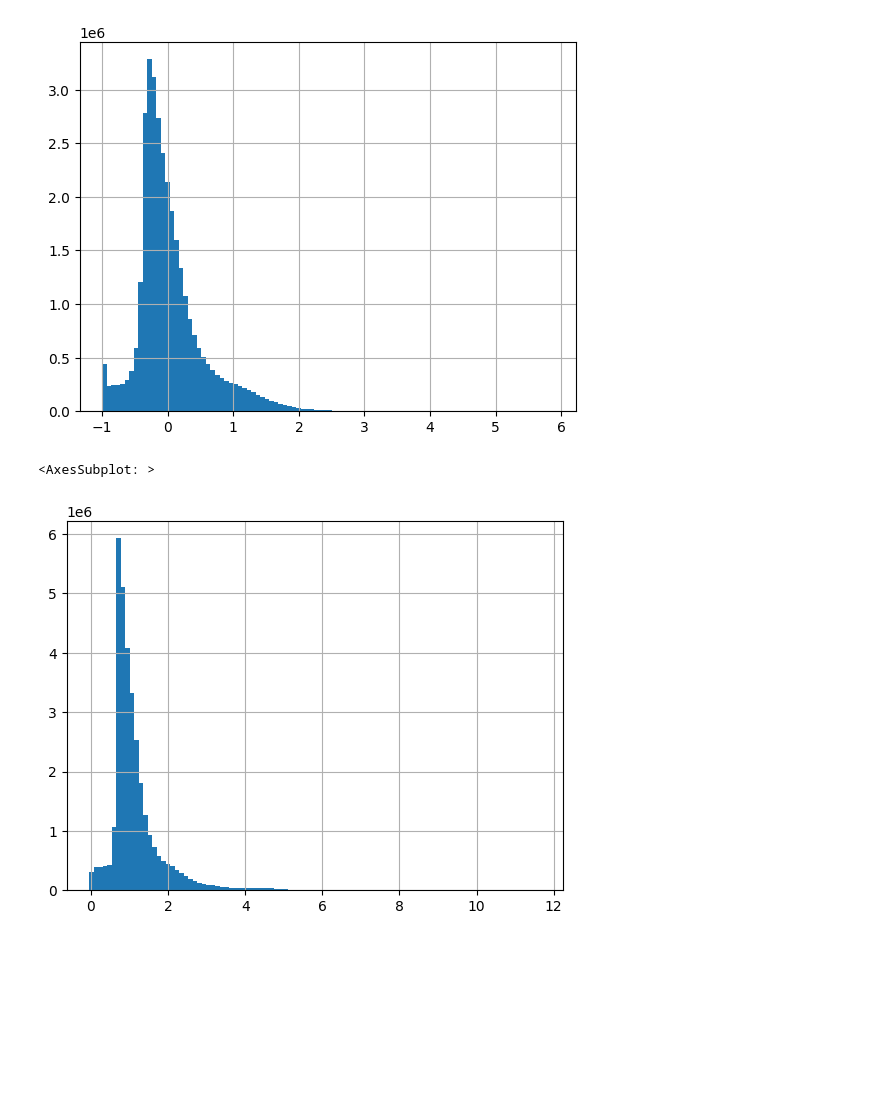
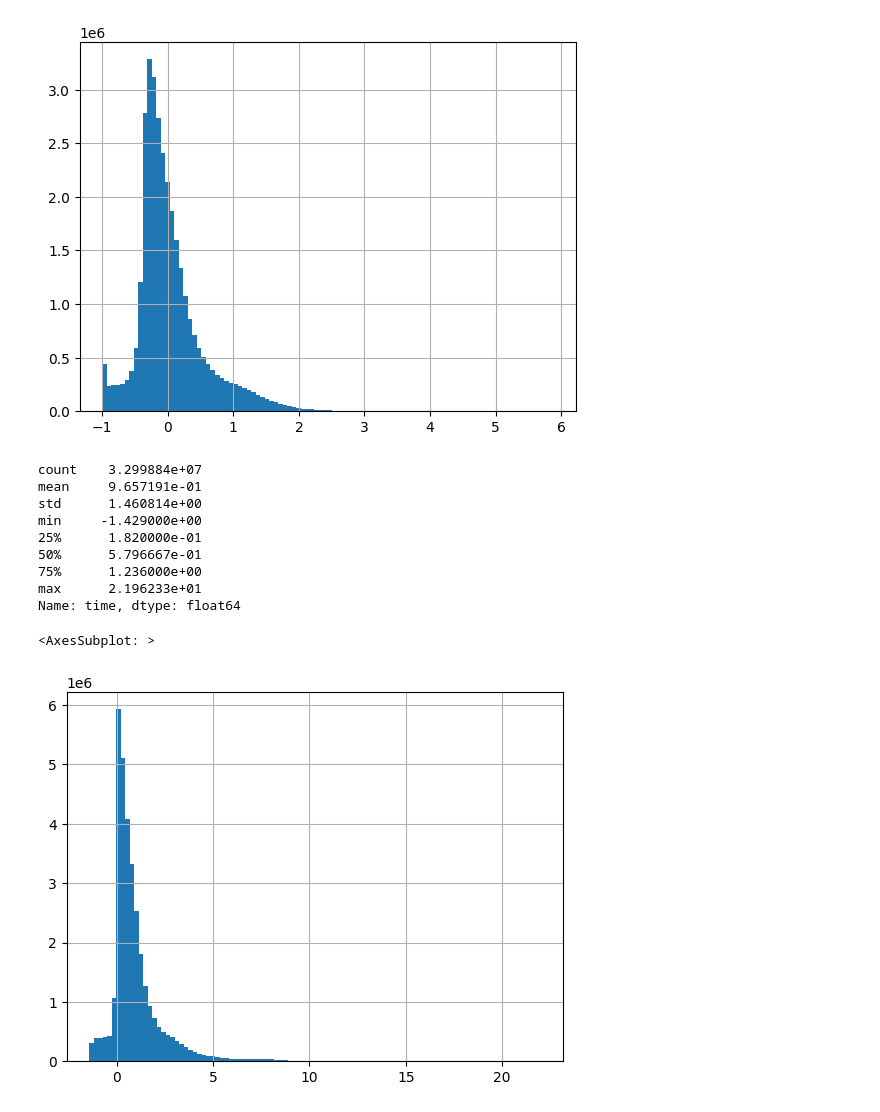
Before and after one commit to Anjum48/icecube-neutrinos-in-deep-ice, a Jupyter notebook: notebooks/time_scaling.ipynb, the cells around one changed output. Cells and saved outputs as stored; diff of their text form; code cells hidden in the pictures; blank space fills up the shorter version.

Commit message:
Leak not logging related. New time scaling

```diff
--- a/notebooks/time_scaling.ipynb
+++ b/notebooks/time_scaling.ipynb
@@ -44,9 +56,18 @@ time_norm.hist(bins=100)
 <AxesSubplot: >
 [figure]
 # %%
-time_norm2 = (batch["time"] - 6000) / 6000
-
+time_norm2 = ((batch["time"] - 1e4) / 3000)
+print(time_norm2.describe())
 time_norm2.hist(bins=100)
 # %% [output]
-<AxesSubplot: >
+count    3.299884e+07
+mean     9.657191e-01
+std      1.460814e+00
+min     -1.429000e+00
+25%      1.820000e-01
+50%      5.796667e-01
+75%      1.236000e+00
+max      2.196233e+01
+Name: time, dtype: float64
+<AxesSubplot: >
-[figure, old version]
+[figure, new version]
```
Also changed, not shown: parts of 6 cells of this notebook, 6 other files.
